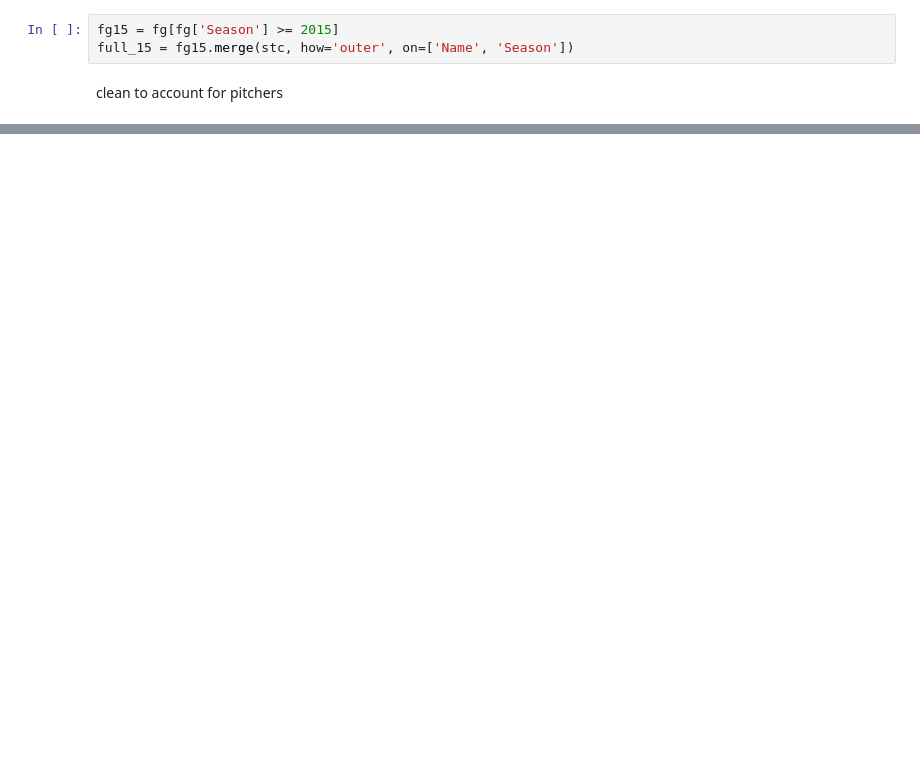
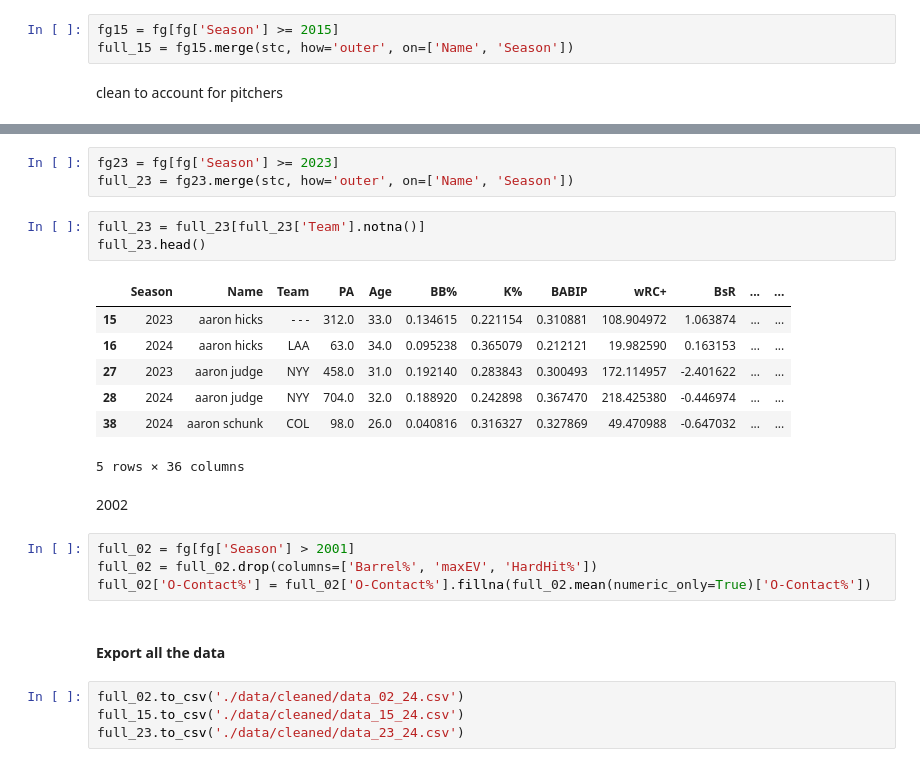
Before and after one commit to daltonlowery26/DIPS, a Jupyter notebook: data/full/clean.ipynb, the cells around one changed output, grey strips where cells are left out. Cells and saved outputs as stored; diff of their text form; blank space fills up the shorter version.

```diff
--- a/data/full/clean.ipynb
+++ b/data/full/clean.ipynb
@@ -89,0 +108,26 @@ full_15 = full_15[full_15['Team'].notna()]
+# %%
+fg23 = fg[fg['Season'] >= 2023]
+full_23 = fg23.merge(stc, how='outer', on=['Name', 'Season'])
+# %%
+full_23 = full_23[full_23['Team'].notna()]
+full_23.head()
+# %% [output]
+|  | Season | Name | Team | PA | Age | BB% | K% | BABIP | wRC+ | BsR | ... | ... |
+| 15 | 2023 | aaron hicks | - - - | 312.0 | 33.0 | 0.134615 | 0.221154 | 0.310881 | 108.904972 | 1.063874 | ... | ... |
+| 16 | 2024 | aaron hicks | LAA | 63.0 | 34.0 | 0.095238 | 0.365079 | 0.212121 | 19.982590 | 0.163153 | ... | ... |
+| 27 | 2023 | aaron judge | NYY | 458.0 | 31.0 | 0.192140 | 0.283843 | 0.300493 | 172.114957 | -2.401622 | ... | ... |
+| 28 | 2024 | aaron judge | NYY | 704.0 | 32.0 | 0.188920 | 0.242898 | 0.367470 | 218.425380 | -0.446974 | ... | ... |
+| 38 | 2024 | aaron schunk | COL | 98.0 | 26.0 | 0.040816 | 0.316327 | 0.327869 | 49.470988 | -0.647032 | ... | ... |
+5 rows × 36 columns
+# %% [markdown]
+2002
+# %%
+full_02 = fg[fg['Season'] > 2001]
+full_02 = full_02.drop(columns=['Barrel%', 'maxEV', 'HardHit%'])
+full_02['O-Contact%'] = full_02['O-Contact%'].fillna(full_02.mean(numeric_only=True)['O-Contact%'])
+# %% [markdown]
+#### Export all the data
+# %%
+full_02.to_csv('./data/cleaned/data_02_24.csv')
+full_15.to_csv('./data/cleaned/data_15_24.csv')
+full_23.to_csv('./data/cleaned/data_23_24.csv')
```
Also changed, not shown: parts of 7 cells of this notebook, 6 other files.
